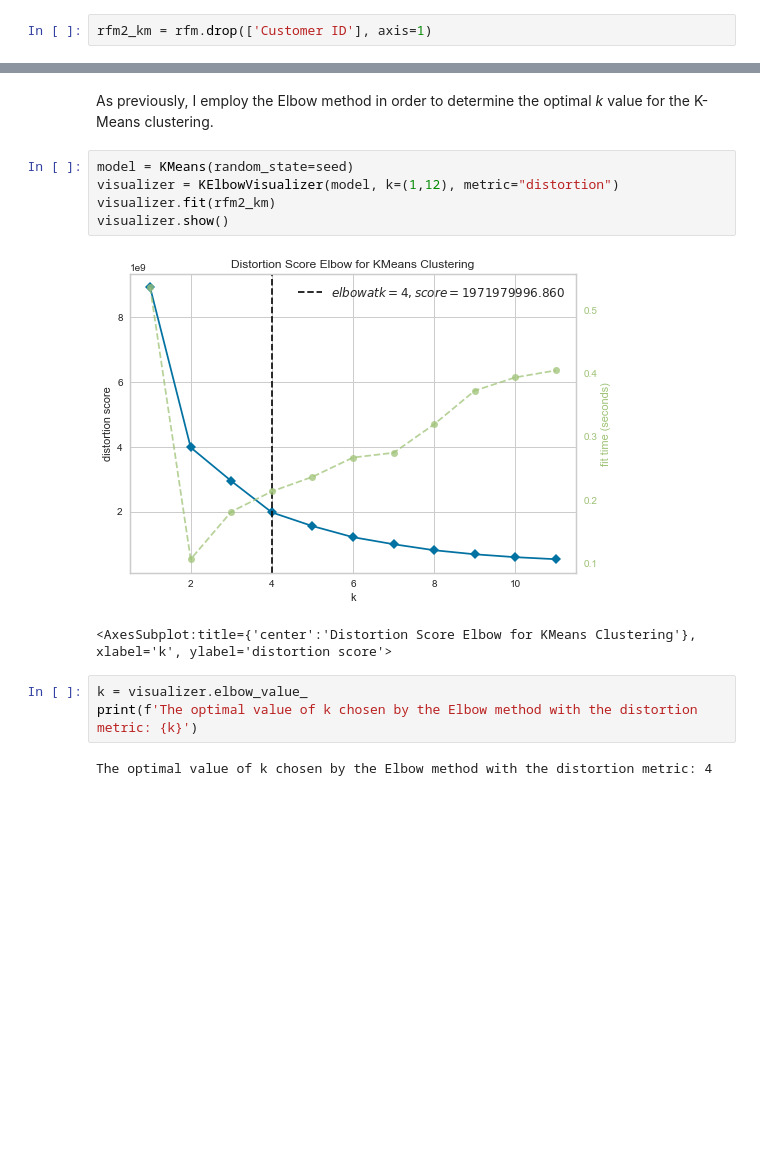
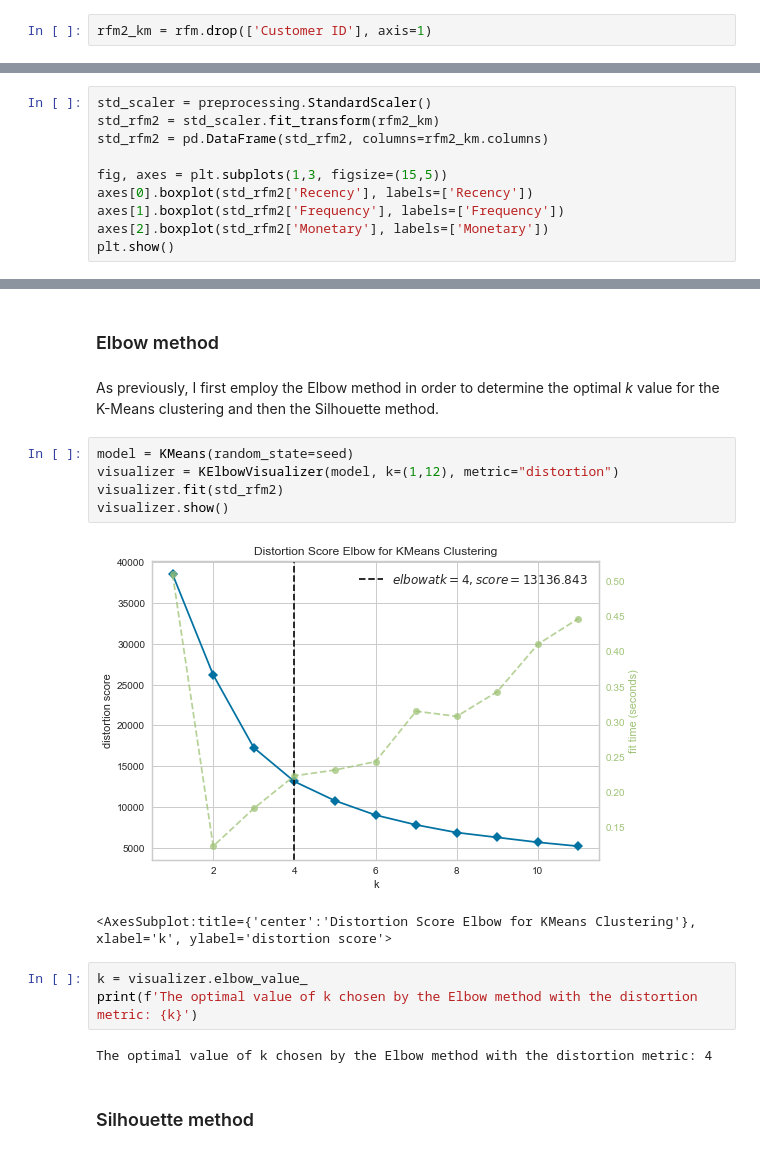
Before and after one commit to chododom/BI-VZD, a Jupyter notebook: 03/homework_03_B201.ipynb, the cells around one changed output, grey strips where cells are left out. Drawn from its saved outputs; the diff is of its cells as text; blank space fills up the shorter version.

```diff
--- a/03/homework_03_B201.ipynb
+++ b/03/homework_03_B201.ipynb
@@ -476,0 +639,10 @@ rfm2_km = rfm.drop(['Customer ID'], axis=1)
+# %%
+std_scaler = preprocessing.StandardScaler()
+std_rfm2 = std_scaler.fit_transform(rfm2_km)
+std_rfm2 = pd.DataFrame(std_rfm2, columns=rfm2_km.columns)
+
+fig, axes = plt.subplots(1,3, figsize=(15,5))
+axes[0].boxplot(std_rfm2['Recency'], labels=['Recency'])
+axes[1].boxplot(std_rfm2['Frequency'], labels=['Frequency'])
+axes[2].boxplot(std_rfm2['Monetary'], labels=['Monetary'])
+plt.show()
@@ -477,15 +651,19 @@ rfm2_km = rfm.drop(['Customer ID'], axis=1)
+# %% [markdown]
+### Elbow method
 # %% [markdown]
-As previously, I employ the Elbow method in order to determine the optimal *k* value for the K-Means clustering.
+As previously, I first employ the Elbow method in order to determine the optimal *k* value for the K-Means clustering and then the Silhouette method.
 # %%
 model = KMeans(random_state=seed)
 visualizer = KElbowVisualizer(model, k=(1,12), metric="distortion")
-visualizer.fit(rfm2_km)
+visualizer.fit(std_rfm2)
 visualizer.show()
 # %% [output]
-[figure, old version]
+[figure, new version]
 <AxesSubplot:title={'center':'Distortion Score Elbow for KMeans Clustering'}, xlabel='k', ylabel='distortion score'>
 # %%
 k = visualizer.elbow_value_
 print(f'The optimal value of k chosen by the Elbow method with the distortion metric: {k}')
 # %% [output]
 The optimal value of k chosen by the Elbow method with the distortion metric: 4
+# %% [markdown]
+### Silhouette method
```
Also changed, not shown: parts of 50 cells of this notebook.
